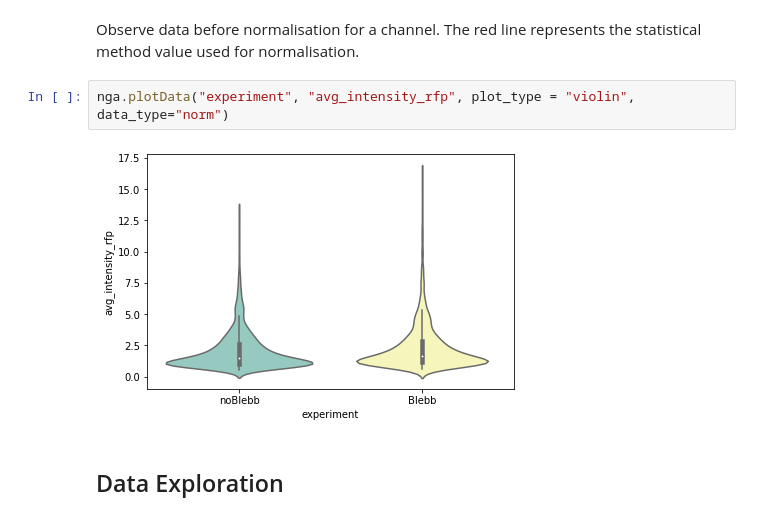
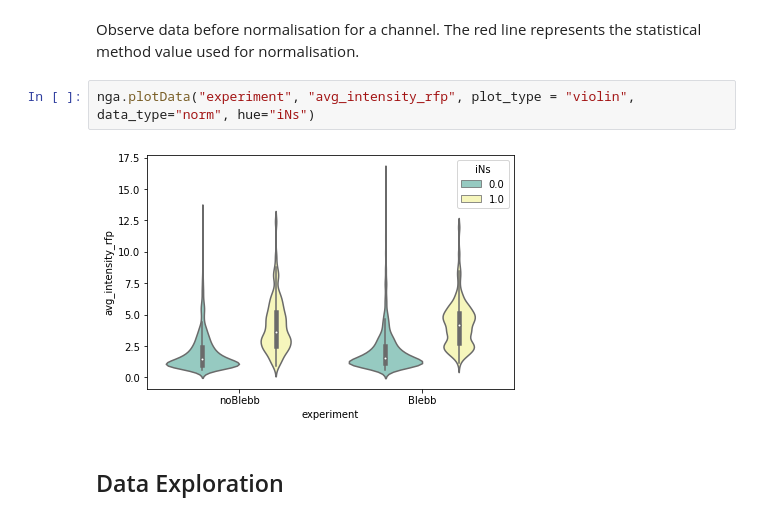
Before and after one commit to f-hamidlab/nuclearpy, a Jupyter notebook: docs/ng_analysis.ipynb, the cells around one changed output. Cells and saved outputs as stored; diff of their text form.

```diff
--- a/docs/ng_analysis.ipynb
+++ b/docs/ng_analysis.ipynb
@@ -143,9 +146,9 @@ nga.normIntensity(method = "mode", nbins = 100)
 # %% [markdown]
 Observe data before normalisation for a channel. The red line represents the statistical method value used for normalisation.
 # %%
-nga.plotData("experiment", "avg_intensity_rfp", plot_type = "violin", data_type="norm")
+nga.plotData("experiment", "avg_intensity_rfp", plot_type = "violin", data_type="norm", hue="iNs")
 # %% [output]
-[figure, old version]
+[figure, new version]
 # %% [markdown]
 ## Data Exploration
 # %% [markdown]
```
Also changed, not shown: parts of 12 cells of this notebook.
